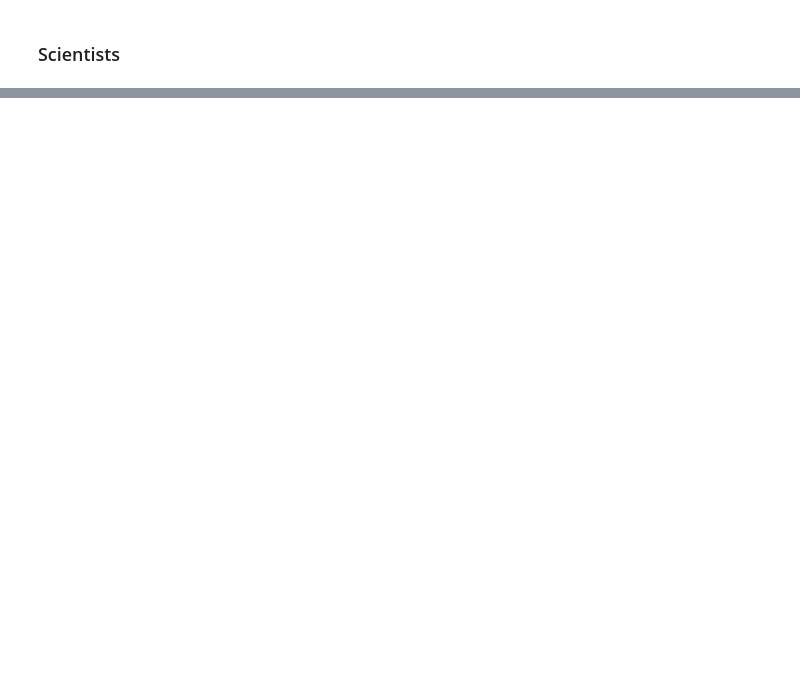
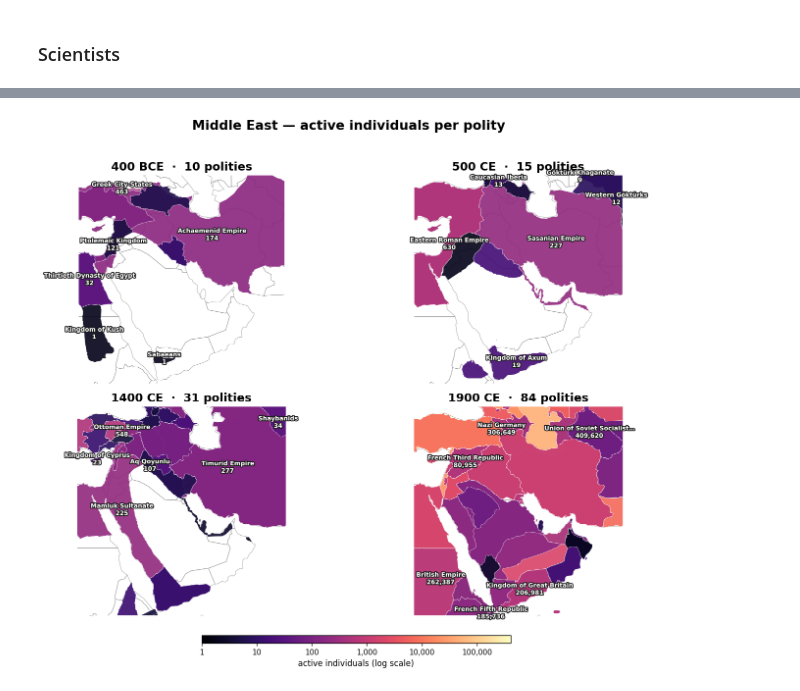
Before and after one commit to charlesdedampierre/cultura_database, a Jupyter notebook: notebooks/08_polities.ipynb, the cells around one changed output, grey strips where cells are left out. Cells and saved outputs as stored; diff of their text form; code cells hidden in the pictures; blank space fills up the shorter version.

```diff
--- a/notebooks/08_polities.ipynb
+++ b/notebooks/08_polities.ipynb
@@ -13,10 +13,11 @@ import geopandas as gpd
 import matplotlib.pyplot as plt
 import numpy as np
 import polars as pl
+from matplotlib import patheffects
 from matplotlib.cm import ScalarMappable
 from matplotlib.colors import Normalize
 from matplotlib.patches import FancyArrowPatch, Polygon
-from shapely.geometry import shape
+from shapely.geometry import box, shape
 from tqdm.auto import tqdm
 
 SEED = 42
@@ -47,6 +48,7 @@ COLORS = {
 }
 
 CENTURY_SNAPSHOTS = [-400, 500, 1400, 1900]
+MIDDLE_EAST_BOUNDS = (30.0, 12.0, 65.0, 43.0)  # lon_min, lat_min, lon_max, lat_max
 MAP_COLORMAP      = 'magma'
 
 plt.rcParams.update({
@@ -658,0 +646,90 @@ render_century_maps(scientist_counts_per_century, 'log10(active scientists + 1)'
+# %%
+MIDDLE_EAST_LABELS = 6        # largest polities labelled per century
+LABEL_MIN_GAP      = (7.0, 3.0)  # minimum gap between two labels, in degrees (lon, lat)
+
+def clip_to_middle_east(counts_per_century):
+    """Per century, the polities overlapping the window, clipped to it, largest first."""
+    window = box(*MIDDLE_EAST_BOUNDS)
+    frames = {}
+    for century in CENTURY_SNAPSHOTS:
+        century_polygons = polygons_per_century.get(century, {})
+        rows = []
+        for polity_id, count in counts_per_century[century].items():
+            polity = century_polygons.get(polity_id)
+            if polity is None:
+                continue
+            clipped = polity['geometry'].buffer(0).intersection(window)
+            if clipped.is_empty:
+                continue
+            rows.append({'name': polity['name'], 'count': count, 'geometry': clipped})
+        frames[century] = (
+            gpd.GeoDataFrame(rows, geometry='geometry', crs='EPSG:4326')
+               .sort_values('count', ascending=False)
+            if rows else None
+        )
+    return frames
+
+def shorten(name, max_chars=26):
+    return name if len(name) <= max_chars else name[:max_chars - 1].rstrip() + '\u2026'
+
+def label_polities(ax, frame, n_labels=MIDDLE_EAST_LABELS):
+    """Annotate the largest polities, skipping any label that would sit on another."""
+    min_gap_lon, min_gap_lat = LABEL_MIN_GAP
+    placed = []
+    for row in frame.head(n_labels * 3).itertuples():
+        if len(placed) >= n_labels:
+            break
+        point = row.geometry.representative_point()
+        if any(abs(point.x - x) < min_gap_lon and abs(point.y - y) < min_gap_lat for x, y in placed):
+            continue
+        placed.append((point.x, point.y))
+        ax.annotate(
+            f'{shorten(row.name)}\n{row.count:,}', (point.x, point.y), ha='center', va='center',
+            fontsize=7.5, color='white', fontweight='bold', zorder=4,
+            path_effects=[patheffects.withStroke(linewidth=2.2, foreground='#1a1a1a')],
+        )
+
+def render_middle_east_maps(counts_per_century, colorbar_label):
+    frames  = clip_to_middle_east(counts_per_century)
+    log_max = max([np.log10(frame['count'].max() + 1) for frame in frames.values() if frame is not None] + [1.0])
+    norm    = Normalize(vmin=0, vmax=log_max)
+    lon_min, lat_min, lon_max, lat_max = MIDDLE_EAST_BOUNDS
+
+    fig, axes = plt.subplots(2, 2, figsize=(12.5, 9.5))
+    for ax, century in zip(axes.flatten(), CENTURY_SNAPSHOTS):
+        if basemap is not None:
+            basemap.boundary.plot(ax=ax, color='#9a9a9a', linewidth=0.5, zorder=1)
+
+        frame = frames[century]
+        if frame is not None:
+            frame = frame.assign(log_count=np.log10(frame['count'] + 1))
+            frame.plot(
+                ax=ax, column='log_count', cmap=MAP_COLORMAP, norm=norm,
+                edgecolor='white', linewidth=0.35, alpha=0.92, zorder=2,
+            )
+            label_polities(ax, frame)
+
+        ax.set_xlim(lon_min, lon_max); ax.set_ylim(lat_min, lat_max)
+        ax.set_xticks([]); ax.set_yticks([])
+        for spine in ax.spines.values():
+            spine.set_visible(False)
+
+        century_label = f'{abs(century)} BCE' if century < 0 else f'{century} CE'
+        n_polities    = 0 if frame is None else len(frame)
+        ax.set_title(f'{century_label}  \u00b7  {n_polities} polities', fontsize=14, fontweight='bold')
+
+    fig.suptitle('Middle East \u2014 active individuals per polity', fontsize=16, fontweight='bold')
+    fig.tight_layout(rect=[0, 0.07, 1, 0.96])
+
+    cbar_ax = fig.add_axes([0.30, 0.045, 0.42, 0.014])
+    scalar_mappable = ScalarMappable(norm=norm, cmap=MAP_COLORMAP); scalar_mappable.set_array([])
+    cbar = fig.colorbar(scalar_mappable, cax=cbar_ax, orientation='horizontal')
+    ticks = list(range(int(np.floor(log_max)) + 1))
+    cbar.set_ticks(ticks); cbar.set_ticklabels([f'{10 ** tick:,.0f}' for tick in ticks])
+    cbar.set_label(colorbar_label, fontsize=10)
+    cbar.ax.tick_params(labelsize=9)
+    plt.show()
+
+render_middle_east_maps(all_counts_per_century, 'active individuals (log scale)')
+# %% [output]
+[figure, added]
```
Also changed, not shown: parts of 13 cells of this notebook.
